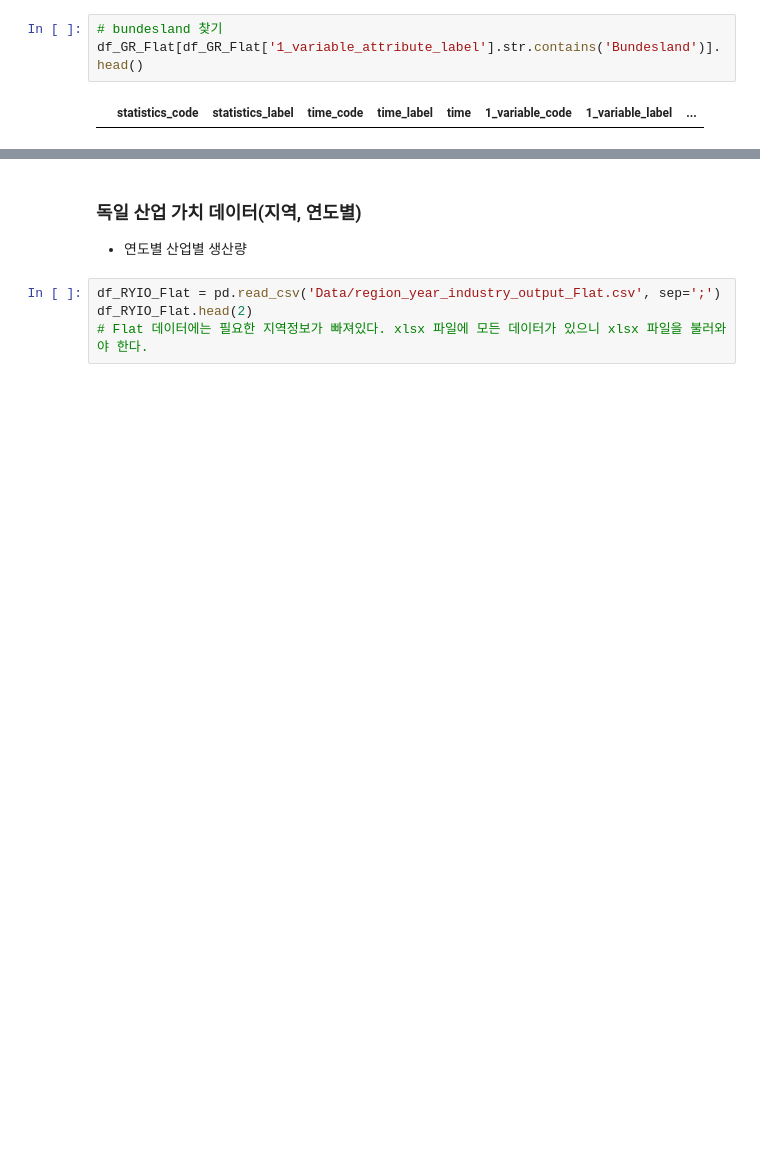
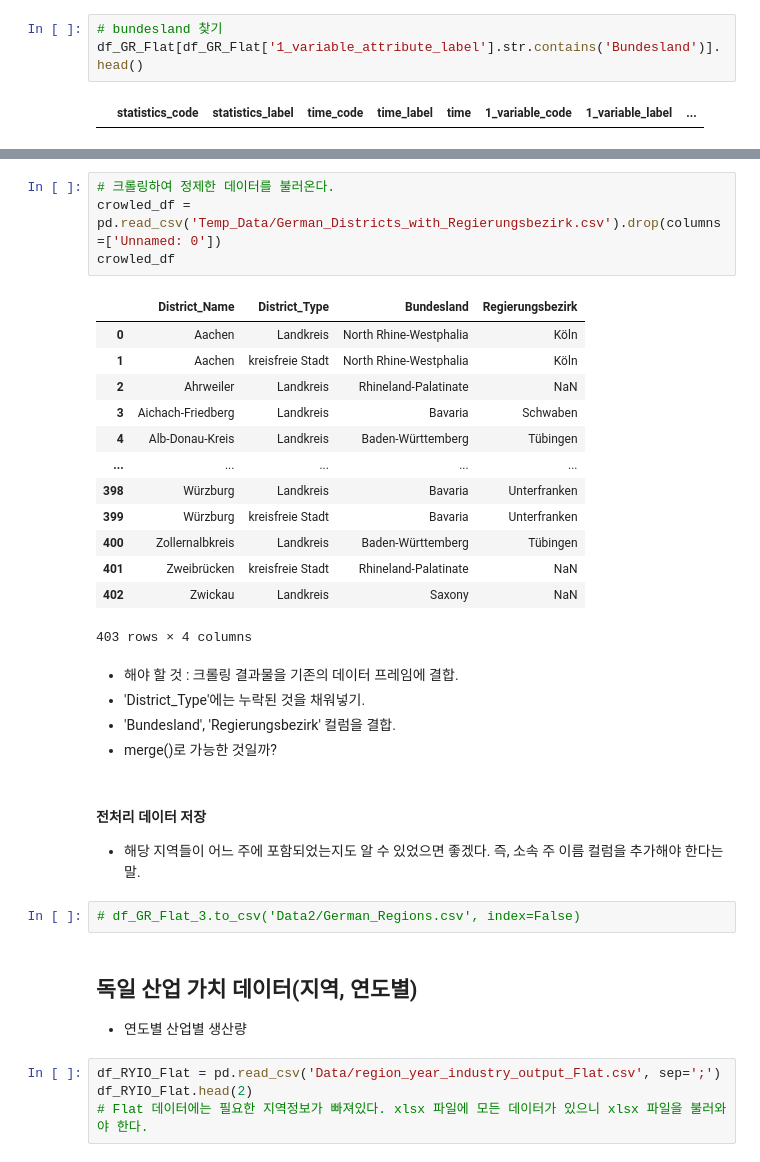
Before and after one commit to Kongalmengi/Stromverbrauch_Projekt, a Jupyter notebook: DateCheck.ipynb, the cells around one changed output, grey strips where cells are left out. Drawn from its saved outputs; the diff is of its cells as text; blank space fills up the shorter version.

```diff
--- a/DateCheck.ipynb
+++ b/DateCheck.ipynb
@@ -161,5 +445,33 @@ df_GR_Flat_1.head()
+# %%
+# 크롤링하여 정제한 데이터를 불러온다.
+crowled_df = pd.read_csv('Temp_Data/German_Districts_with_Regierungsbezirk.csv').drop(columns=['Unnamed: 0'])
+crowled_df
+# %% [output]
+|  | District_Name | District_Type | Bundesland | Regierungsbezirk |
+| 0 | Aachen | Landkreis | North Rhine-Westphalia | Köln |
+| 1 | Aachen | kreisfreie Stadt | North Rhine-Westphalia | Köln |
+| 2 | Ahrweiler | Landkreis | Rhineland-Palatinate | NaN |
+| 3 | Aichach-Friedberg | Landkreis | Bavaria | Schwaben |
+| 4 | Alb-Donau-Kreis | Landkreis | Baden-Württemberg | Tübingen |
+| ... | ... | ... | ... | ... |
+| 398 | Würzburg | Landkreis | Bavaria | Unterfranken |
+| 399 | Würzburg | kreisfreie Stadt | Bavaria | Unterfranken |
+| 400 | Zollernalbkreis | Landkreis | Baden-Württemberg | Tübingen |
+| 401 | Zweibrücken | kreisfreie Stadt | Rhineland-Palatinate | NaN |
+| 402 | Zwickau | Landkreis | Saxony | NaN |
+403 rows × 4 columns
+# %% [markdown]
+- 해야 할 것 : 크롤링 결과물을 기존의 데이터 프레임에 결합.
+- 'District_Type'에는 누락된 것을 채워넣기.
+- 'Bundesland', 'Regierungsbezirk' 컬럼을 결합.
+- merge()로 가능한 것일까?
+# %% [markdown]
+#### 전처리 데이터 저장
+- 해당 지역들이 어느 주에 포함되었는지도 알 수 있었으면 좋겠다. 즉, 소속 주 이름 컬럼을 추가해야 한다는 말.
+# %%
+# df_GR_Flat_3.to_csv('Data2/German_Regions.csv', index=False)
 # %% [markdown]
-### 독일 산업 가치 데이터(지역, 연도별)
+## 독일 산업 가치 데이터(지역, 연도별)
 - 연도별 산업별 생산량
 # %%
 df_RYIO_Flat = pd.read_csv('Data/region_year_industry_output_Flat.csv', sep=';')
```
Also changed, not shown: parts of 51 cells of this notebook, 3 other files.
